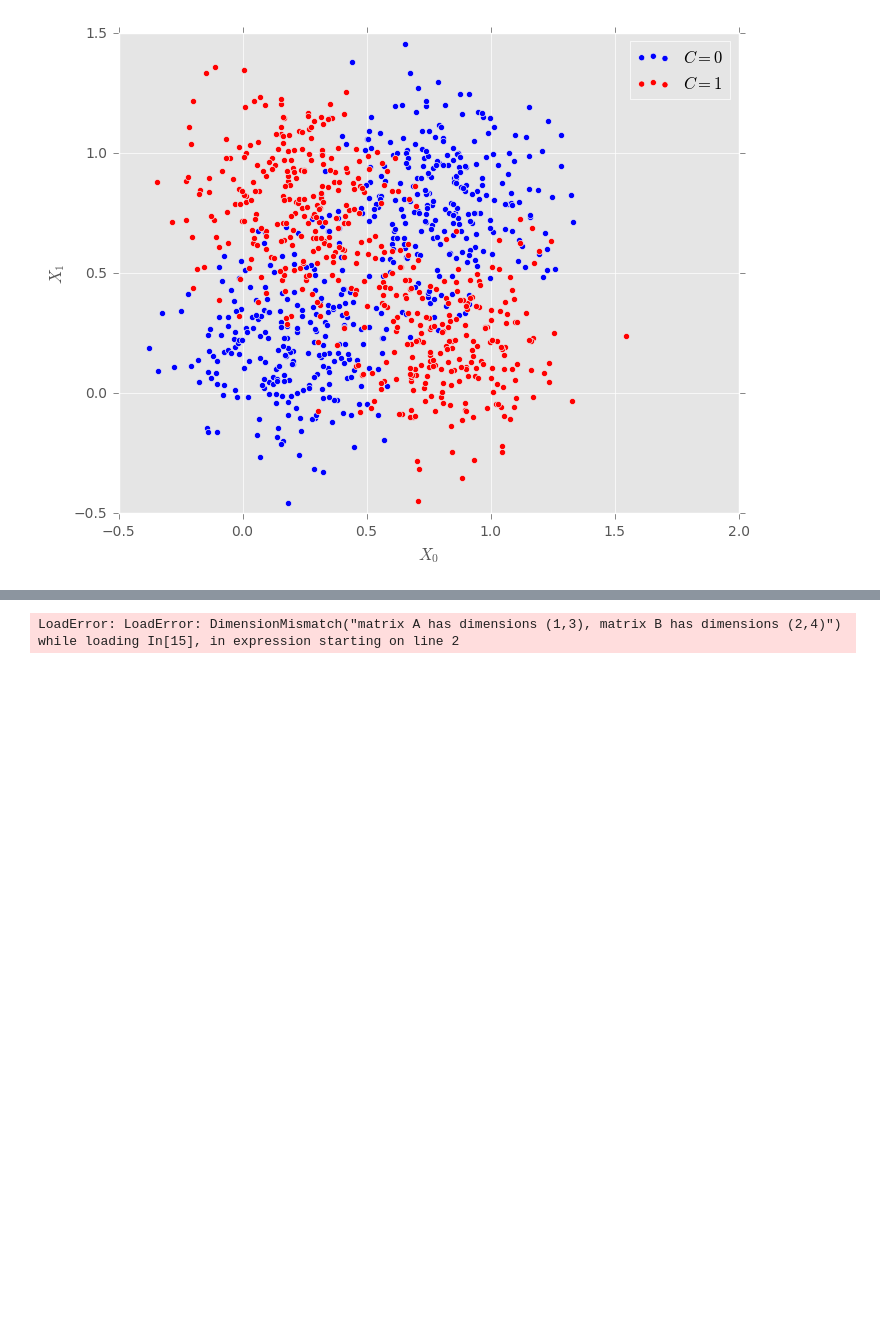
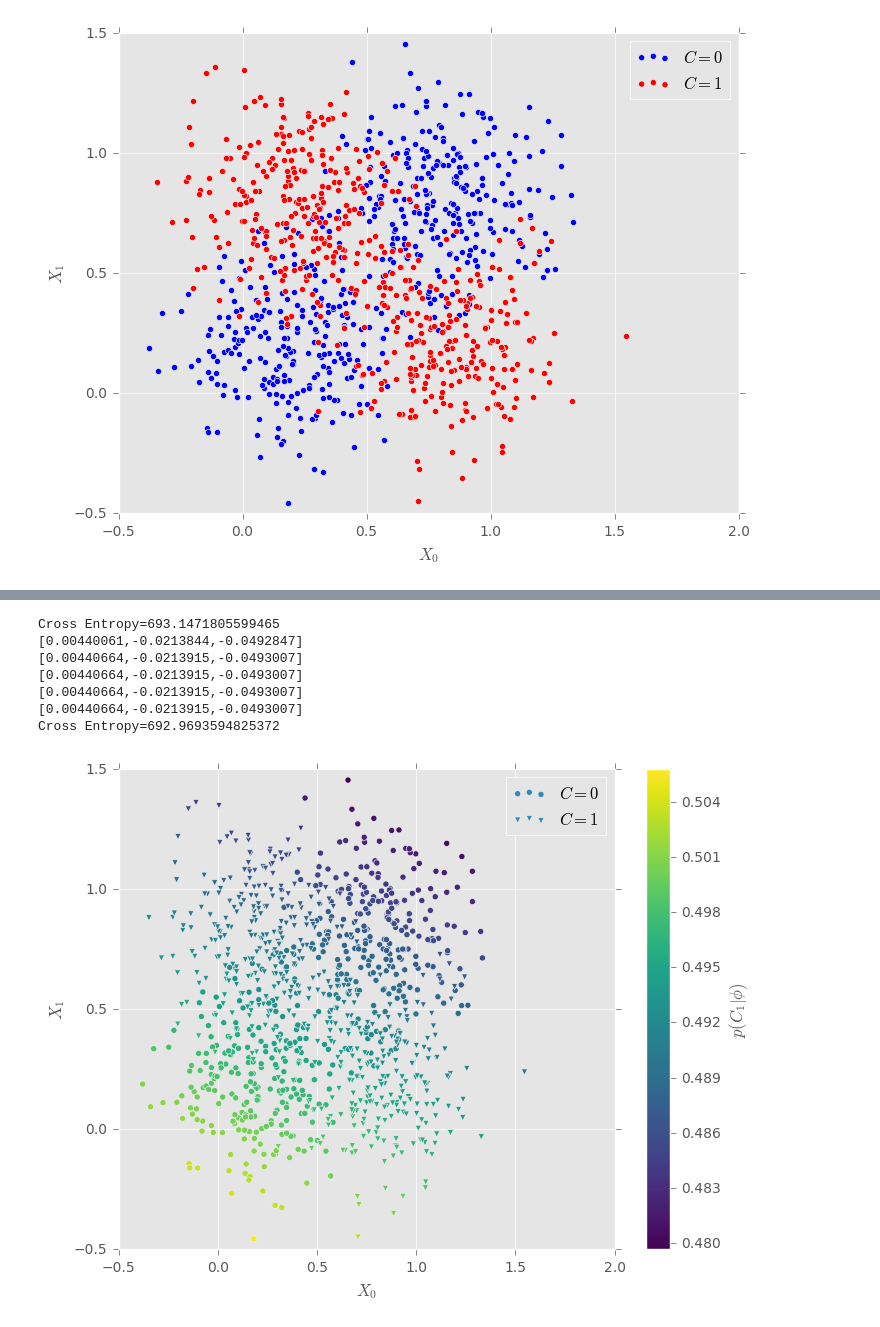
Before and after one commit to Learn2Ln/statistical-machine-learning, a Jupyter notebook: Assignment 3/Assignment 3.ipynb, the cells around one changed output, grey strips where cells are left out. Drawn from its saved outputs; the diff is of its cells as text; code cells hidden in the pictures; blank space fills up the shorter version.

```diff
--- a/Assignment 3/Assignment 3.ipynb
+++ b/Assignment 3/Assignment 3.ipynb
@@ -134,10 +133,13 @@ WARNING: Base.writemime is deprecated
 # %%
-w =[1, 1]
-for _ in 1:5
-    y = reshape(1. ./ (1+exp(-w' * phi)), N)
-    R = diagm(y .* (1-y))
-    z = phi' * w - inv(R) * (y - t)
-    w = inv(phi*R*phi') * phi * R * z
-    println(w)
+function logistic_regression(phi, w, t, iterations=5)
+    N = length(t)
+    for _ in 1:iterations
+        y = reshape(1. ./ (1+exp(-w' * phi)), N)
+        R = diagm(y .* (1-y))
+        z = phi' * w - inv(R) * (y - t)
+        w = inv(phi*R*phi') * phi * R * z
+        println(w)
+    end
+    w
 end
 # %% [output]
@@ -205,13 +201,30 @@ savefig("plots/scatter.png", bbox_inches="tight", dpi=300)
 # %%
 w = [0, 0, 0]
-phi = [1; X_1, X_2] # TODO
-for _ in 1:5
-    y = reshape(1. ./ (1+exp(-w' * phi)), N)
-    R = diagm(y .* (1-y))
-    z = phi' * w - inv(R) * (y - t)
-    w = inv(phi*R*phi') * phi * R * z
-    println(w)
-end
+N = length(C)
+phi = [ones(N)'; X[:, 1]'; X[:, 2]']
+y = reshape(1. ./ (1+exp(-w' * phi)), N)
+println("Cross Entropy=$(cross_entropy(y, C))")
+w = logistic_regression(phi, w, C)
+y = reshape(1. ./ (1+exp(-w' * phi)), N)
+println("Cross Entropy=$(cross_entropy(y, C))")
 # %% [output]
-LoadError: LoadError: DimensionMismatch("matrix A has dimensions (1,3), matrix B has dimensions (2,4)")
-while loading In[15], in expression starting on line 2
+Cross Entropy=693.1471805599465
+[0.00440061,-0.0213844,-0.0492847]
+[0.00440664,-0.0213915,-0.0493007]
+[0.00440664,-0.0213915,-0.0493007]
+[0.00440664,-0.0213915,-0.0493007]
+[0.00440664,-0.0213915,-0.0493007]
+Cross Entropy=692.9693594825372
+# %%
+y_min, y_max = extrema(y)
+scatter(X[C .== 0, 1], X[C .== 0, 2], c=y[C .== 0], marker="o", cmap=ColorMap("viridis"), vmin=y_min, vmax=y_max, label=L"$C=0$")
+scatter(X[C .== 1, 1], X[C .== 1, 2], c=y[C .== 1], marker="v", cmap=ColorMap("viridis"), vmin=y_min, vmax=y_max, label=L"$C=1$")
+cb = colorbar()
+cb[:set_label](L"$p(C_1|\phi)$")
+legend()
+ylim(-0.5, 1.5)
+xlabel(L"$X_0$")
+ylabel(L"$X_1$")
+savefig("plots/scatter_probs.png", bbox_inches="tight", dpi=300)
+# %% [output]
+[figure, added]
```
Also changed, not shown: parts of 12 cells of this notebook, 8 other files.
